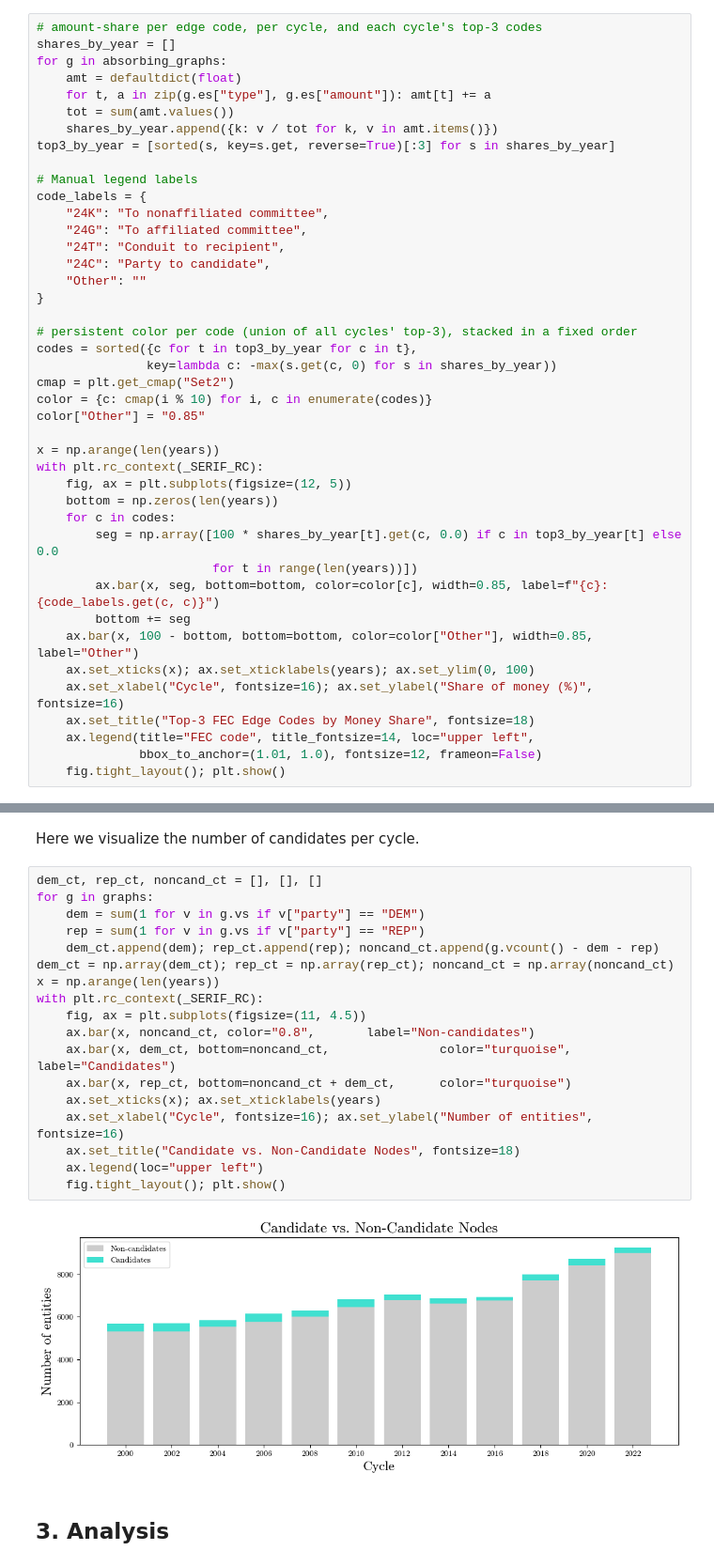
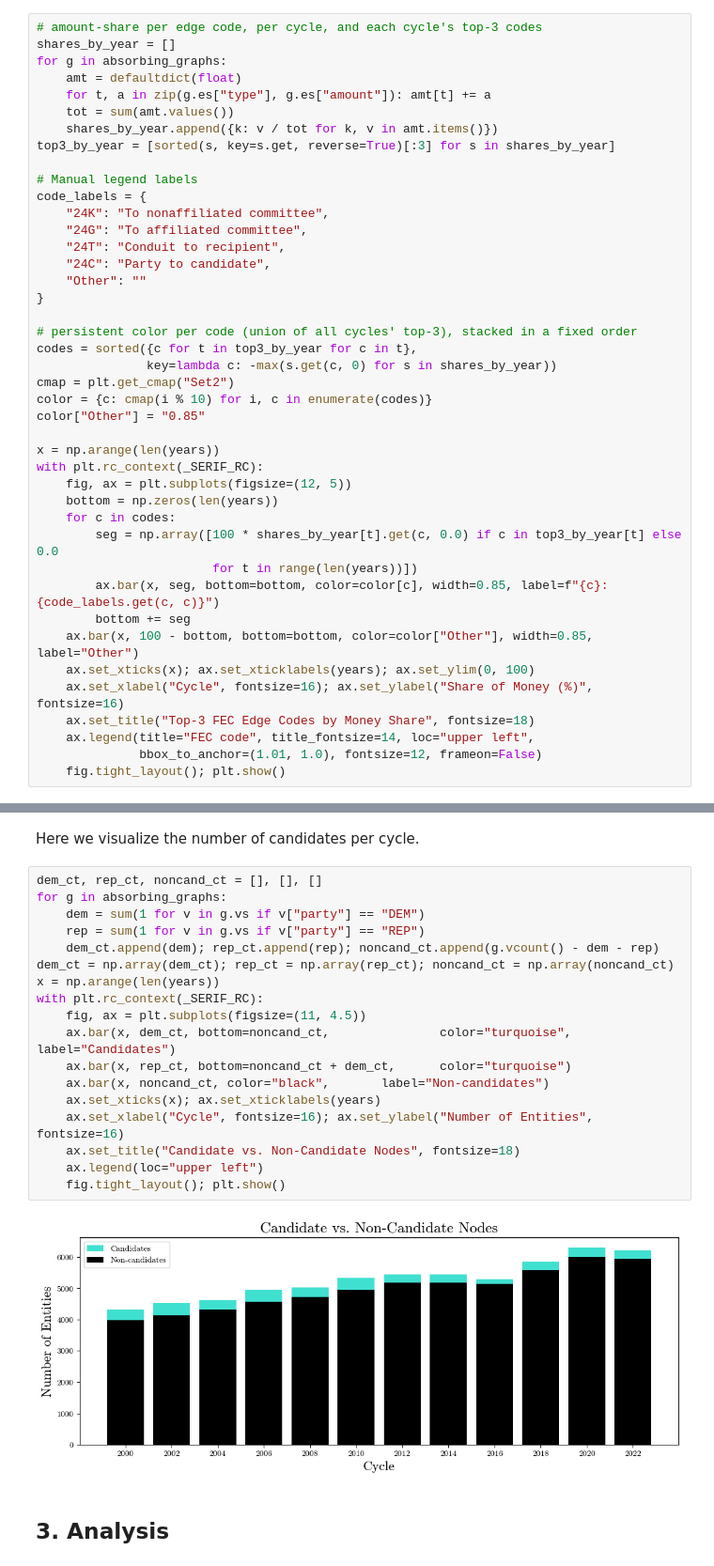
Before and after one commit to random-lark/campaign-finance-networks, a Jupyter notebook: analysis/analysis.ipynb, the cells around one changed output, grey strips where cells are left out. Shown at 94% size. Saved outputs shown, nothing was run; the diff lists cells and outputs as text.

```diff
--- a/analysis/analysis.ipynb
+++ b/analysis/analysis.ipynb
@@ -221,7 +155,7 @@ with plt.rc_context(_SERIF_RC):
         bottom += seg
     ax.bar(x, 100 - bottom, bottom=bottom, color=color["Other"], width=0.85, label="Other")
     ax.set_xticks(x); ax.set_xticklabels(years); ax.set_ylim(0, 100)
-    ax.set_xlabel("Cycle", fontsize=16); ax.set_ylabel("Share of money (%)", fontsize=16)
+    ax.set_xlabel("Cycle", fontsize=16); ax.set_ylabel("Share of Money (%)", fontsize=16)
     ax.set_title("Top-3 FEC Edge Codes by Money Share", fontsize=18)
     ax.legend(title="FEC code", title_fontsize=14, loc="upper left",
               bbox_to_anchor=(1.01, 1.0), fontsize=12, frameon=False)
@@ -292,24 +226,24 @@ for yr in range(len(years)):
 Here we visualize the number of candidates per cycle.
 # %%
 dem_ct, rep_ct, noncand_ct = [], [], []
-for g in graphs:
+for g in absorbing_graphs:
     dem = sum(1 for v in g.vs if v["party"] == "DEM")
     rep = sum(1 for v in g.vs if v["party"] == "REP")
     dem_ct.append(dem); rep_ct.append(rep); noncand_ct.append(g.vcount() - dem - rep)
 dem_ct = np.array(dem_ct); rep_ct = np.array(rep_ct); noncand_ct = np.array(noncand_ct)
 x = np.arange(len(years))
 with plt.rc_context(_SERIF_RC):
     fig, ax = plt.subplots(figsize=(11, 4.5))
-    ax.bar(x, noncand_ct, color="0.8",       label="Non-candidates")
     ax.bar(x, dem_ct, bottom=noncand_ct,               color="turquoise", label="Candidates")
     ax.bar(x, rep_ct, bottom=noncand_ct + dem_ct,      color="turquoise")
+    ax.bar(x, noncand_ct, color="black",       label="Non-candidates")
     ax.set_xticks(x); ax.set_xticklabels(years)
-    ax.set_xlabel("Cycle", fontsize=16); ax.set_ylabel("Number of entities", fontsize=16)
+    ax.set_xlabel("Cycle", fontsize=16); ax.set_ylabel("Number of Entities", fontsize=16)
     ax.set_title("Candidate vs. Non-Candidate Nodes", fontsize=18)
     ax.legend(loc="upper left")
     fig.tight_layout(); plt.show()
 # %% [output]
-[figure, old version]
+[figure, new version]
 # %% [markdown]
 ## 3. Analysis
 # %% [markdown]
```
Also changed, not shown: parts of 25 cells of this notebook.
